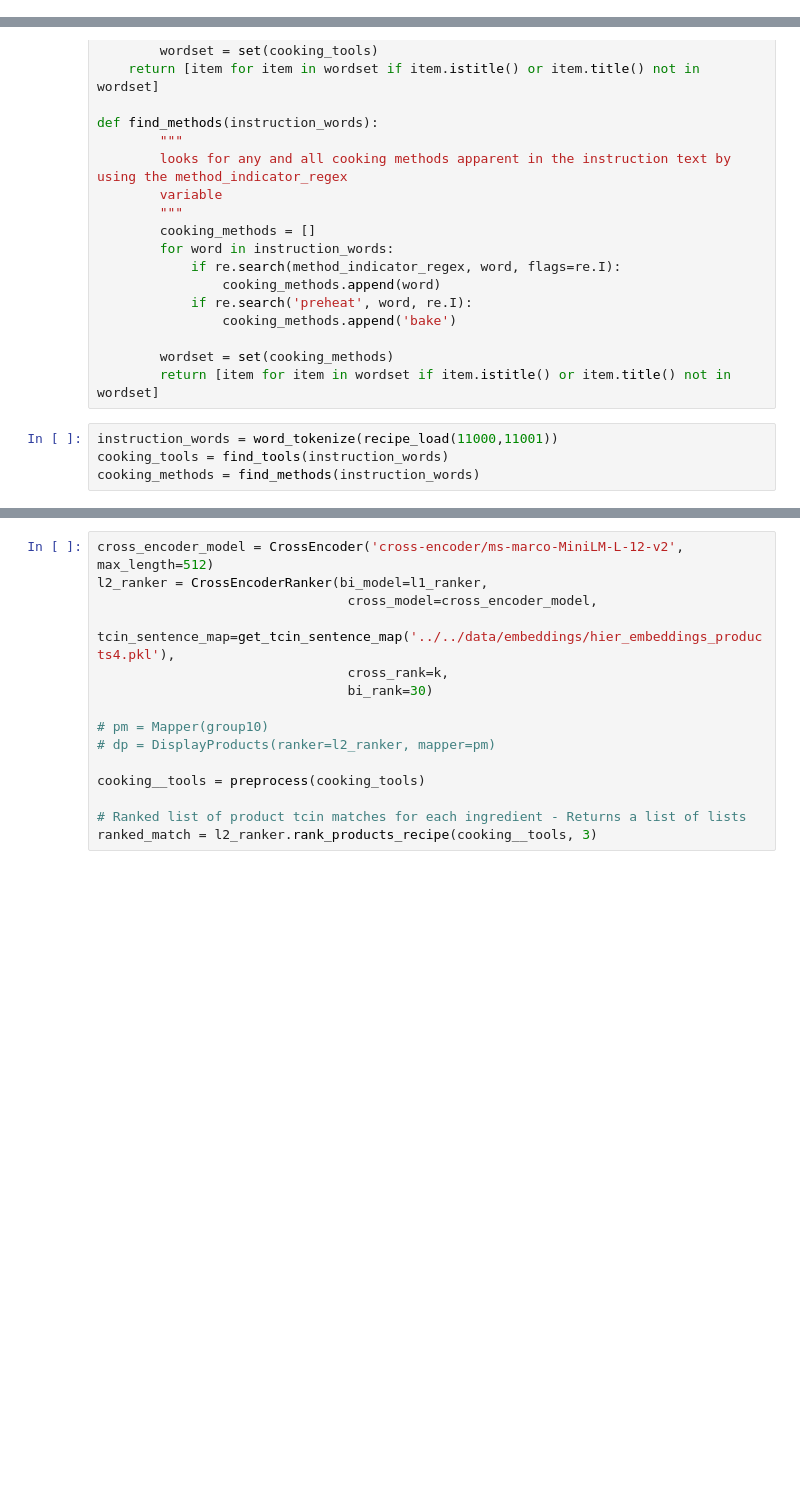
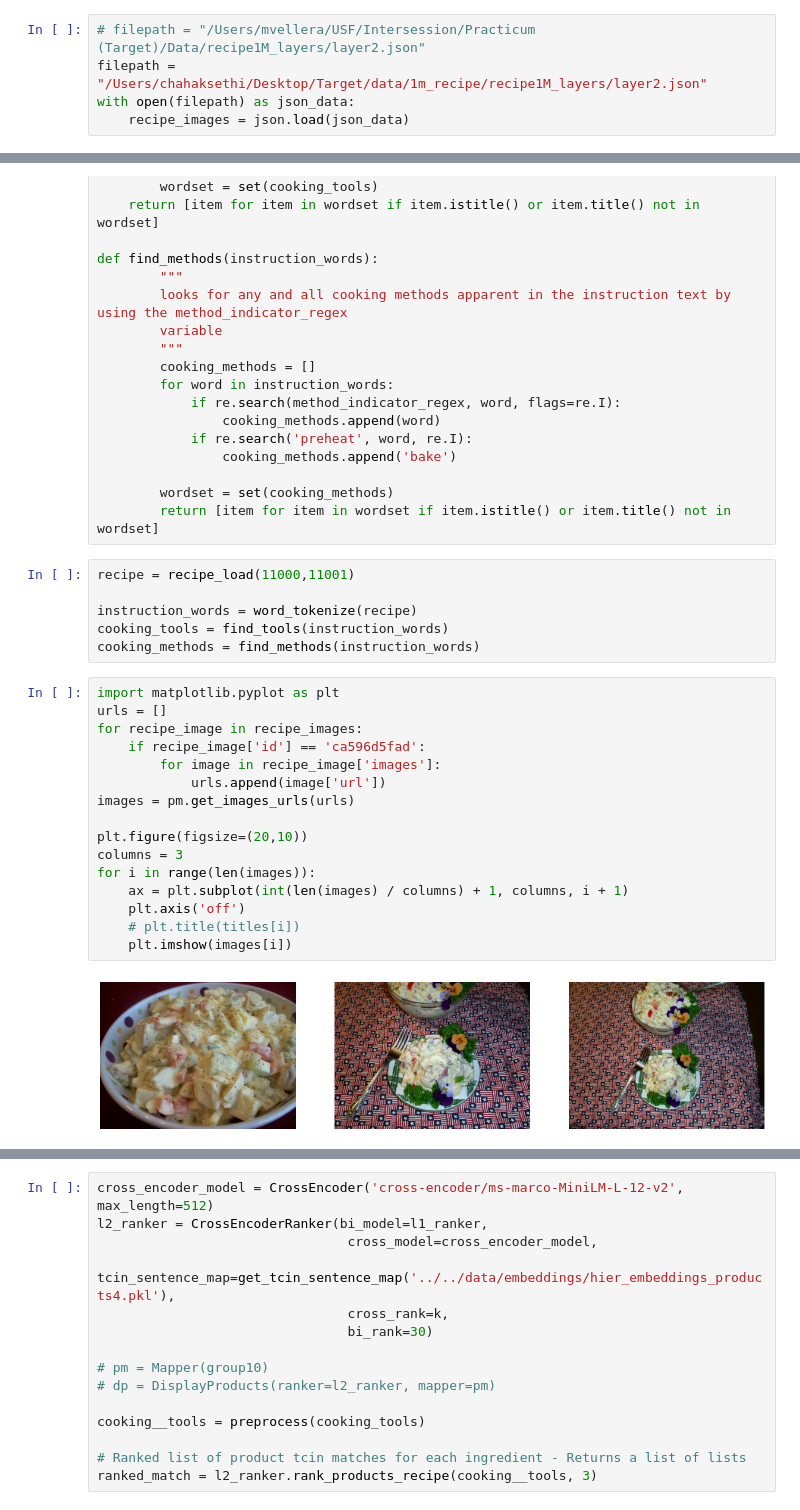
Before and after one commit to dianewoodbridge/target_recipe_project, a Jupyter notebook: code/notebook/recipe_kitchen_gadgets.ipynb, the cells around one changed output, grey strips where cells are left out. Cells and saved outputs as stored; diff of their text form; blank space fills up the shorter version.

```diff
--- a/code/notebook/recipe_kitchen_gadgets.ipynb
+++ b/code/notebook/recipe_kitchen_gadgets.ipynb
@@ -21,6 +21,11 @@ import joblib
 filepath = "/Users/chahaksethi/Desktop/Target/data/1m_recipe/recipe1M_layers/layer1.json"
 with open(filepath) as json_data:
     recipe = json.load(json_data)
+# %%
+# filepath = "/Users/mvellera/USF/Intersession/Practicum (Target)/Data/recipe1M_layers/layer2.json"
+filepath = "/Users/chahaksethi/Desktop/Target/data/1m_recipe/recipe1M_layers/layer2.json"
+with open(filepath) as json_data:
+    recipe_images = json.load(json_data)
 # %%
 # Set input file directory
 
@@ -133,9 +138,29 @@ def find_methods(instruction_words):
         wordset = set(cooking_methods)
         return [item for item in wordset if item.istitle() or item.title() not in wordset]
 # %%
-instruction_words = word_tokenize(recipe_load(11000,11001))
+recipe = recipe_load(11000,11001)
+
+instruction_words = word_tokenize(recipe)
 cooking_tools = find_tools(instruction_words)
 cooking_methods = find_methods(instruction_words)
+# %%
+import matplotlib.pyplot as plt
+urls = []
+for recipe_image in recipe_images:
+    if recipe_image['id'] == 'ca596d5fad':
+        for image in recipe_image['images']:
+            urls.append(image['url'])
+images = pm.get_images_urls(urls)
+
+plt.figure(figsize=(20,10))
+columns = 3
+for i in range(len(images)):
+    ax = plt.subplot(int(len(images) / columns) + 1, columns, i + 1)
+    plt.axis('off')
+    # plt.title(titles[i])
+    plt.imshow(images[i])
+# %% [output]
+[figure, added]
 # %%
 cooking_tools
 # %% [output]
```
Also changed, not shown: parts of 14 cells of this notebook, 7 other files.
